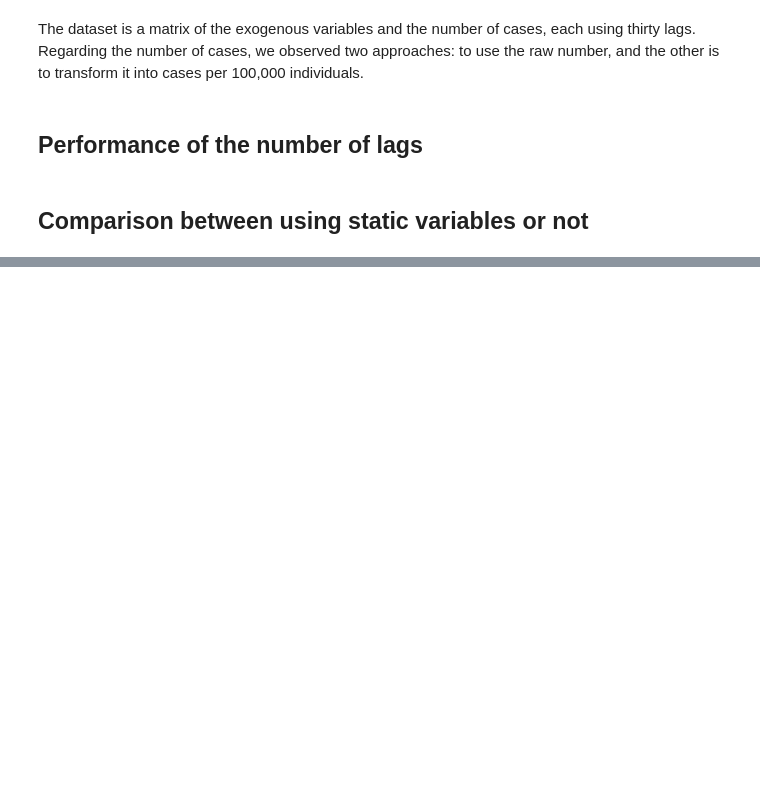
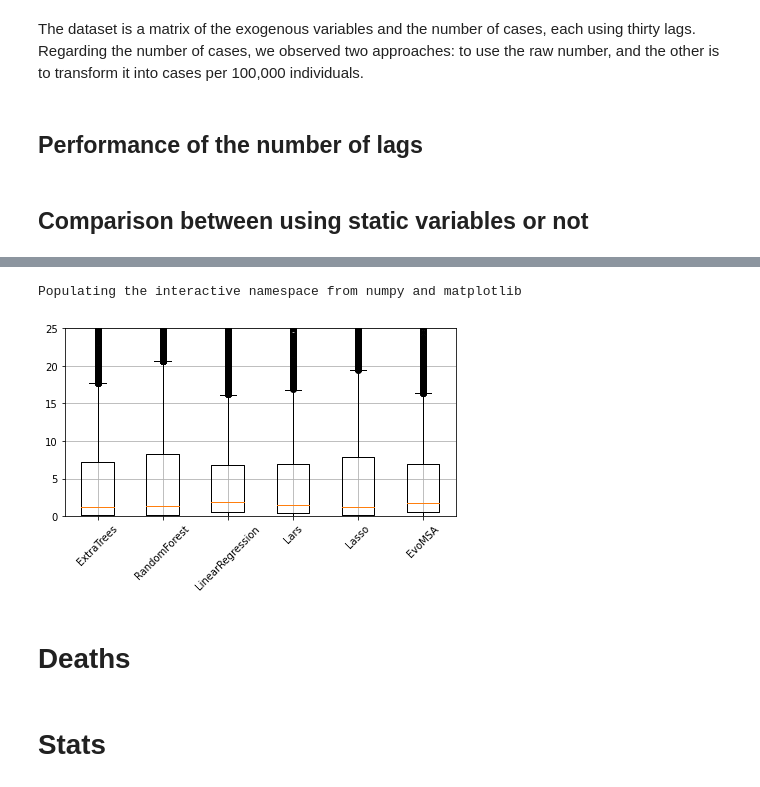
Before and after one commit to cognizant-ai-labs/covid-xprize, a Jupyter notebook: mario.ipynb, the cells around one changed output, grey strips where cells are left out. Drawn from its saved outputs; the diff is of its cells as text; code cells hidden in the pictures; blank space fills up the shorter version.

```diff
--- a/mario.ipynb
+++ b/mario.ipynb
@@ -112,0 +202,14 @@ performance(_)
+# %%
+%pylab inline
+from matplotlib import pylab as plt
+plt.grid()
+plt.ylim(0, 25)
+_ = boxplot([extra_trees, random_forest, ar, lars, lasso, evomsa])
+plt.xticks(np.arange(1, 7), ["ExtraTrees", "RandomForest", "LinearRegression", "Lars", "Lasso", "EvoMSA"], rotation=45)
+plt.tight_layout()
+plt.savefig("boxplot-zoom.png")
+# %% [output]
+Populating the interactive namespace from numpy and matplotlib
+[figure, added]
+# %% [markdown]
+# Deaths
@@ -113,3 +226,5 @@ performance(_)
+# %% [markdown]
+# Stats
 # %%
 transN = models.FeaturesN(lags=16).fit(data)
 X, y = transN.training_set()
```
Also changed, not shown: parts of 32 cells of this notebook, 4 other files.
